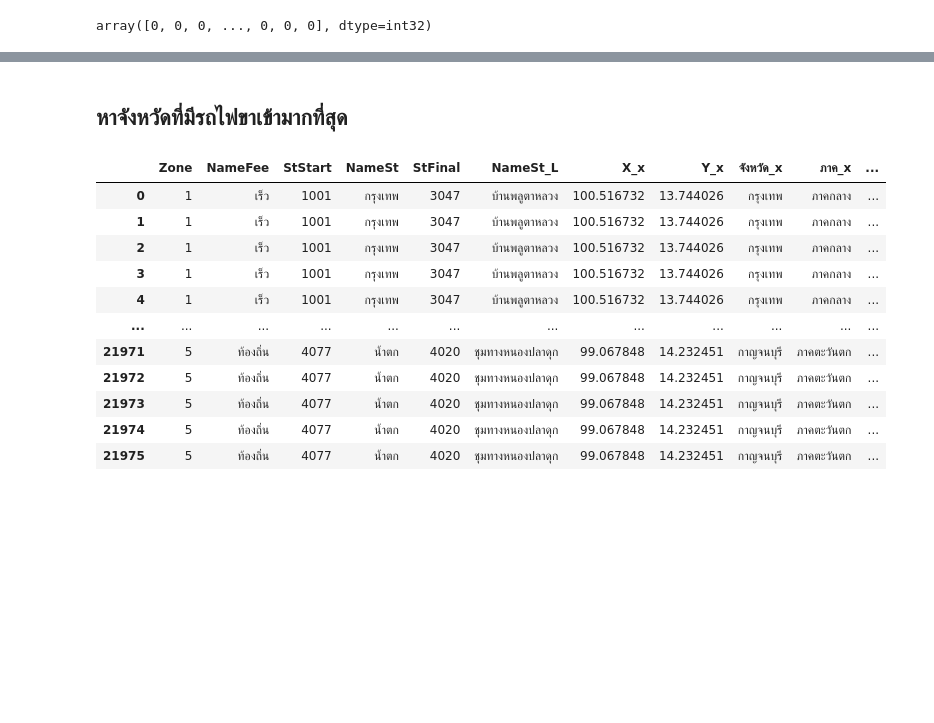
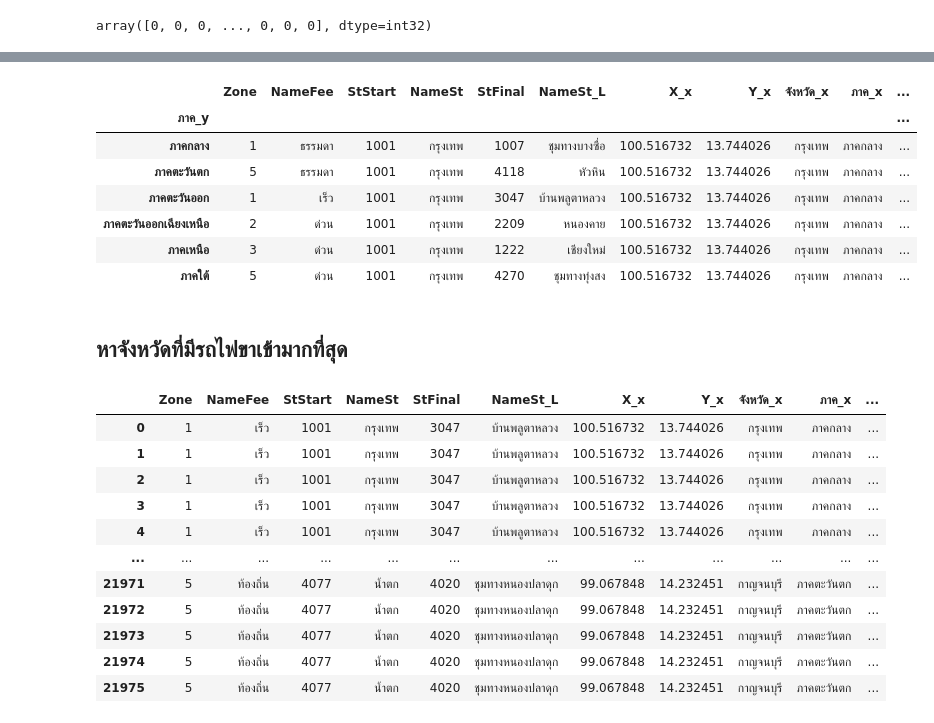
Before and after one commit to ThanikPimpiban/DWDM21, a Jupyter notebook: Project_final.ipynb, the cells around one changed output, grey strips where cells are left out. Drawn from its saved outputs; the diff is of its cells as text; code cells hidden in the pictures; blank space fills up the shorter version.

```diff
--- a/Project_final.ipynb
+++ b/Project_final.ipynb
@@ -1148,3 +1263,15 @@ plt.scatter(model.cluster_centers_[:,0] ,model.cluster_centers_[:,1] ,c='black',
+# %%
+location = table_mix.groupby('ภาค_y')
+location.first()
+# %% [output]
+|  | Zone | NameFee | StStart | NameSt | StFinal | NameSt_L | X_x | Y_x | จังหวัด_x | ภาค_x | ... |
+| ภาค_y |  |  |  |  |  |  |  |  |  |  | ... |
+| ภาคกลาง | 1 | ธรรมดา | 1001 | กรุงเทพ | 1007 | ชุมทางบางซื่อ | 100.516732 | 13.744026 | กรุงเทพ | ภาคกลาง | ... |
+| ภาคตะวันตก | 5 | ธรรมดา | 1001 | กรุงเทพ | 4118 | หัวหิน | 100.516732 | 13.744026 | กรุงเทพ | ภาคกลาง | ... |
+| ภาคตะวันออก | 1 | เร็ว | 1001 | กรุงเทพ | 3047 | บ้านพลูตาหลวง | 100.516732 | 13.744026 | กรุงเทพ | ภาคกลาง | ... |
+| ภาคตะวันออกเฉียงเหนือ | 2 | ด่วน | 1001 | กรุงเทพ | 2209 | หนองคาย | 100.516732 | 13.744026 | กรุงเทพ | ภาคกลาง | ... |
+| ภาคเหนือ | 3 | ด่วน | 1001 | กรุงเทพ | 1222 | เชียงใหม่ | 100.516732 | 13.744026 | กรุงเทพ | ภาคกลาง | ... |
+| ภาคใต้ | 5 | ด่วน | 1001 | กรุงเทพ | 4270 | ชุมทางทุ่งสง | 100.516732 | 13.744026 | กรุงเทพ | ภาคกลาง | ... |
 # %% [markdown]
 ## **หาจังหวัดที่มีรถไฟขาเข้ามากที่สุด**
 # %%
```
Also changed, not shown: parts of 34 cells of this notebook.
